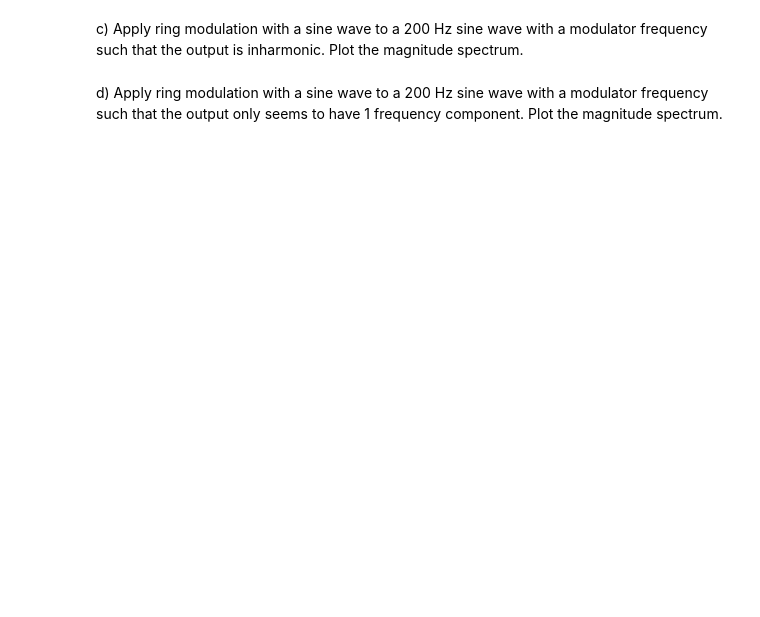
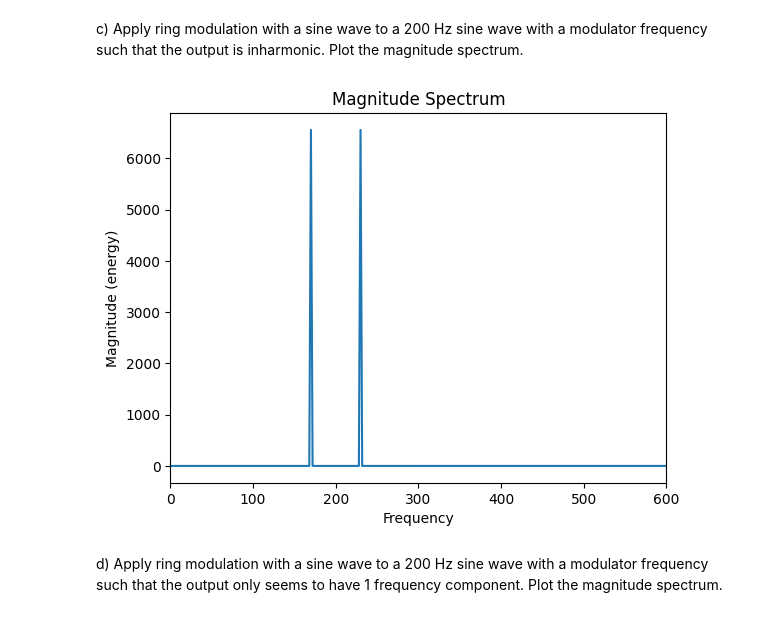
Before and after one commit to lgomez47/AudioTechII, a Jupyter notebook: Activities/Activity3_synthesis.ipynb, the cells around one changed output. Cells and saved outputs as stored; diff of their text form; code cells hidden in the pictures; blank space fills up the shorter version.

```diff
--- a/Activities/Activity3_synthesis.ipynb
+++ b/Activities/Activity3_synthesis.ipynb
@@ -66,4 +200,14 @@ b) Apply amplitude modulation with a sine wave to a 200 Hz sine wave with an arb
 # %% [markdown]
 c) Apply ring modulation with a sine wave to a 200 Hz sine wave with a modulator frequency such that the output is inharmonic. Plot the magnitude spectrum.
+# %%
+(fs, x) = read("../audio/sine-200.wav")
+ampSin = amp_mod(x, fs, freq_mod=30, wave_shape="sine", boolean=True)
+Audio(ampSin, rate=fs)
+plt.magnitude_spectrum(ampSin, fs)
+plt.title("Magnitude Spectrum")
+plt.xlim([0,600])
+plt.show()
+# %% [output]
+[figure, added]
 # %% [markdown]
 d) Apply ring modulation with a sine wave to a 200 Hz sine wave with a modulator frequency such that the output only seems to have 1 frequency component. Plot the magnitude spectrum.
```
Also changed, not shown: parts of 9 cells of this notebook.
